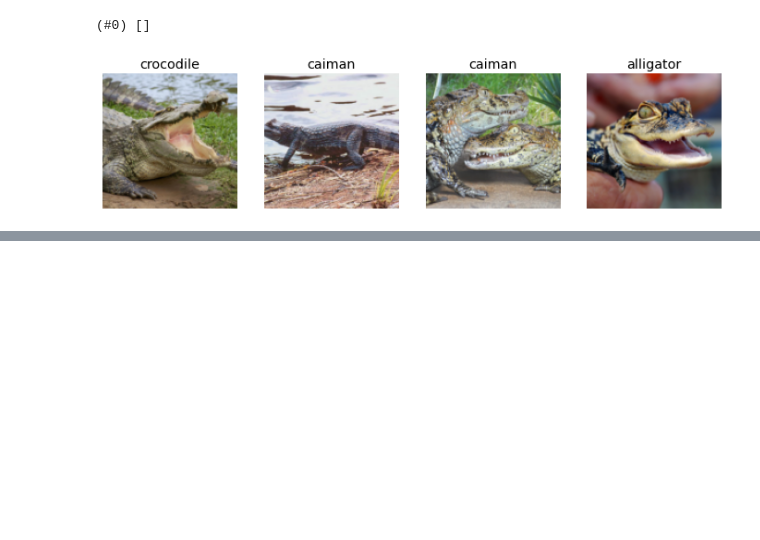
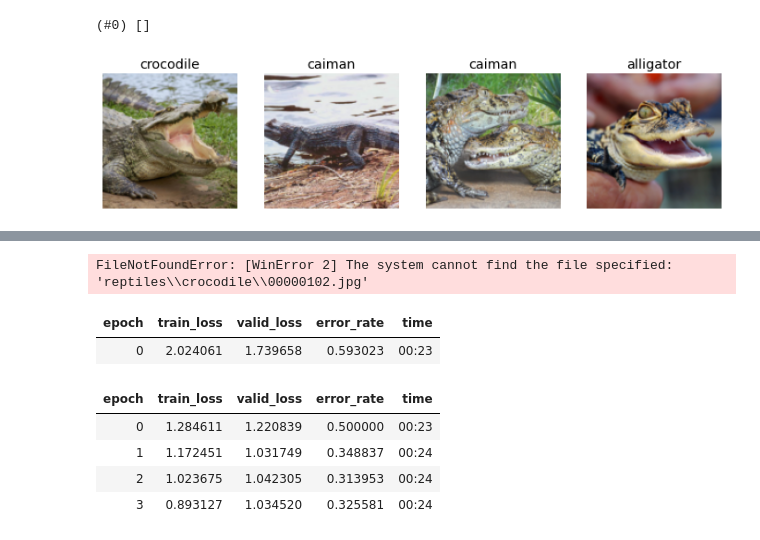
Before and after one commit to leejaeka/Croc-Alligator-Caiman-Detector, a Jupyter notebook: Croc, Alligator, Caiman Detector.ipynb, the cells around one changed output, grey strips where cells are left out. Saved outputs shown, nothing was run; the diff lists cells and outputs as text; code cells hidden in the pictures; blank space fills up the shorter version.

```diff
--- a/Croc, Alligator, Caiman Detector.ipynb
+++ b/Croc, Alligator, Caiman Detector.ipynb
@@ -81,0 +100,4 @@ interp.plot_confusion_matrix()
+# %%
+for idx in cleaner.delete(): cleaner.fns[idx].unlink() # delete
+# %% [output]
+FileNotFoundError: [WinError 2] The system cannot find the file specified: 'reptiles\\crocodile\\00000102.jpg'
@@ -81,0 +118,11 @@ interp.plot_confusion_matrix()
+# %%
+learn = cnn_learner(dls, resnet18, metrics=error_rate)
+learn.fine_tune(4)
+# %% [output]
+| epoch | train_loss | valid_loss | error_rate | time |
+| 0 | 2.024061 | 1.739658 | 0.593023 | 00:23 |
+| epoch | train_loss | valid_loss | error_rate | time |
+| 0 | 1.284611 | 1.220839 | 0.500000 | 00:23 |
+| 1 | 1.172451 | 1.031749 | 0.348837 | 00:24 |
+| 2 | 1.023675 | 1.042305 | 0.313953 | 00:24 |
+| 3 | 0.893127 | 1.034520 | 0.325581 | 00:24 |
```
Also changed, not shown: parts of 12 cells of this notebook, 6 other files.
